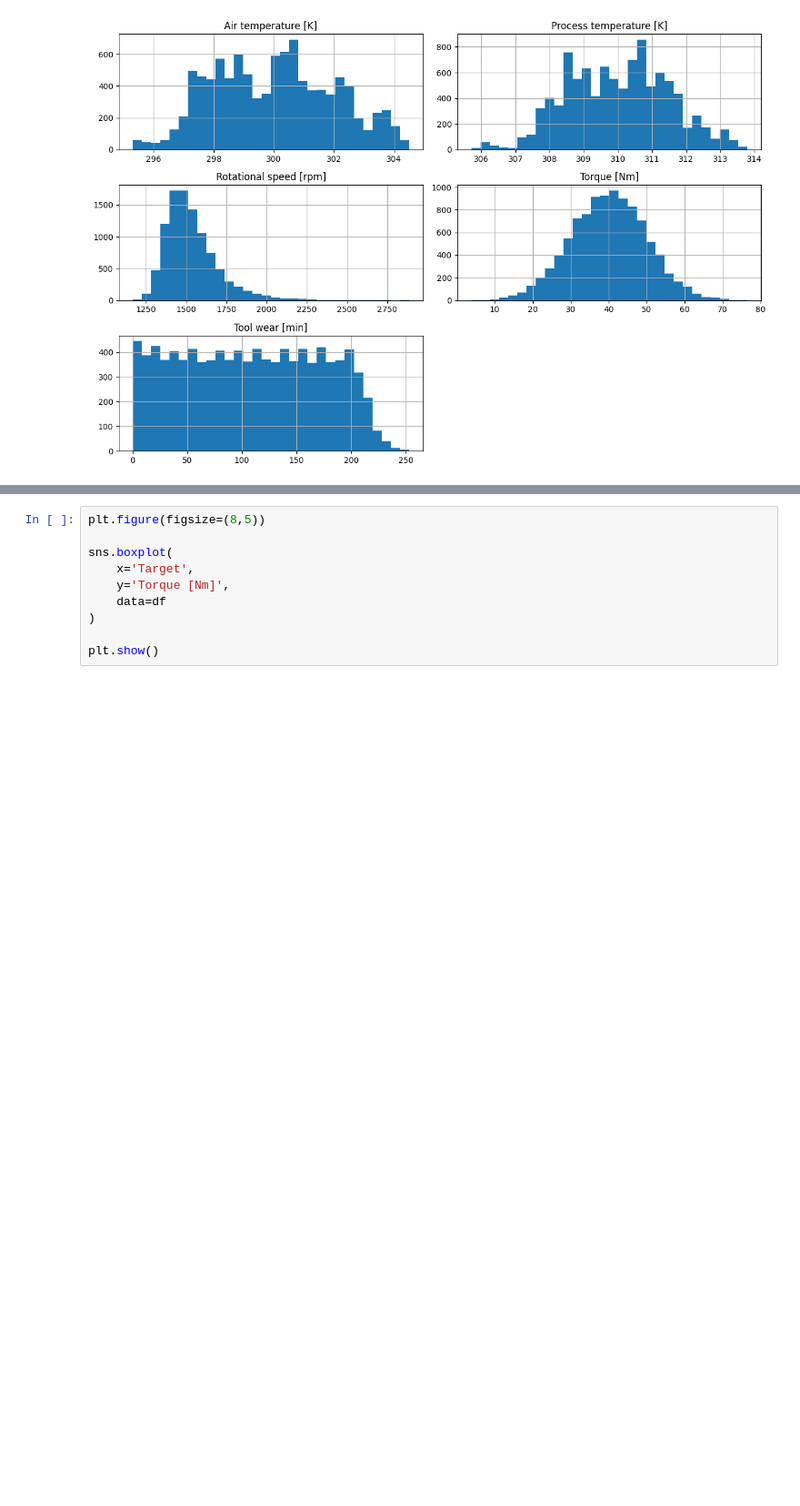
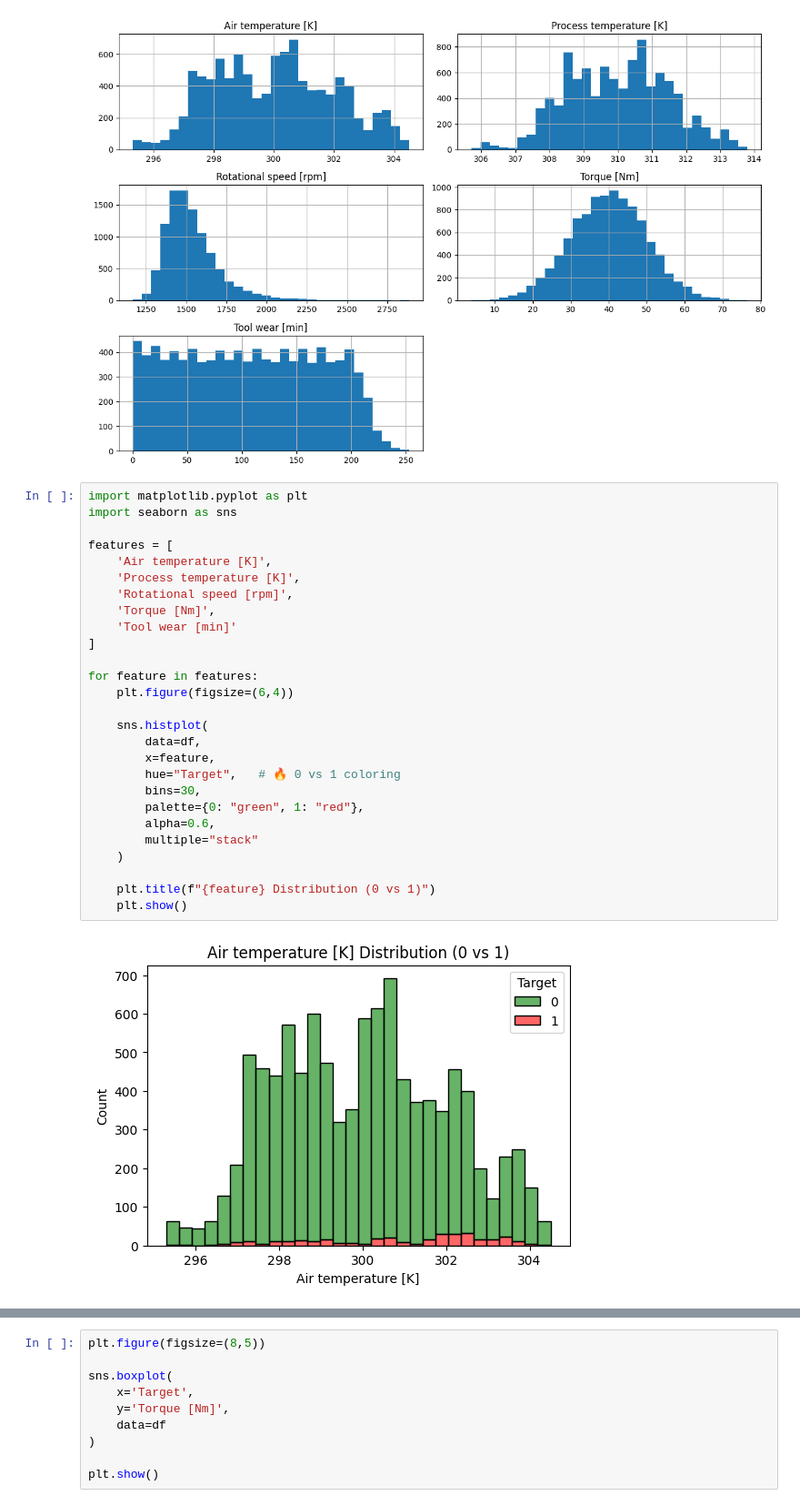
Before and after one commit to iammuhammadhassan/Predictive-Maintenance, a Jupyter notebook: PredictiveMaintenance.ipynb, the cells around one changed output, grey strips where cells are left out. Shown at 91% size. Saved outputs shown, nothing was run; the diff lists cells and outputs as text; blank space fills up the shorter version.

```diff
--- a/PredictiveMaintenance.ipynb
+++ b/PredictiveMaintenance.ipynb
@@ -129,3 +163,32 @@ plt.tight_layout()
 plt.show()
 # %% [output]
 [figure]
+# %%
+import matplotlib.pyplot as plt
+import seaborn as sns
+
+features = [
+    'Air temperature [K]',
+    'Process temperature [K]',
+    'Rotational speed [rpm]',
+    'Torque [Nm]',
+    'Tool wear [min]'
+]
+
+for feature in features:
+    plt.figure(figsize=(6,4))
+
+    sns.histplot(
+        data=df,
+        x=feature,
+        hue="Target",   # 🔥 0 vs 1 coloring
+        bins=30,
+        palette={0: "green", 1: "red"},
+        alpha=0.6,
+        multiple="stack"
+    )
+
+    plt.title(f"{feature} Distribution (0 vs 1)")
+    plt.show()
+# %% [output]
+[figure, added]
```
Also changed, not shown: parts of 11 cells of this notebook, 3 other files.
